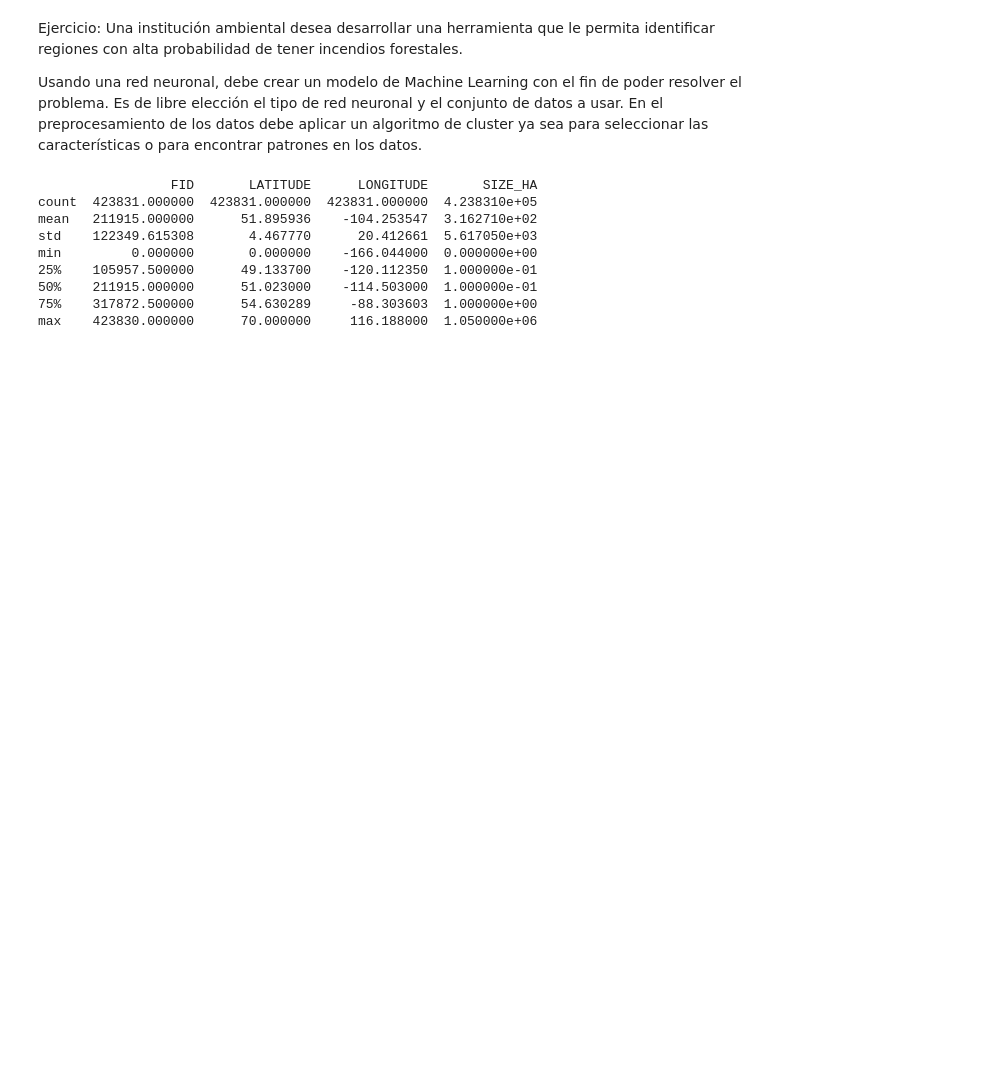
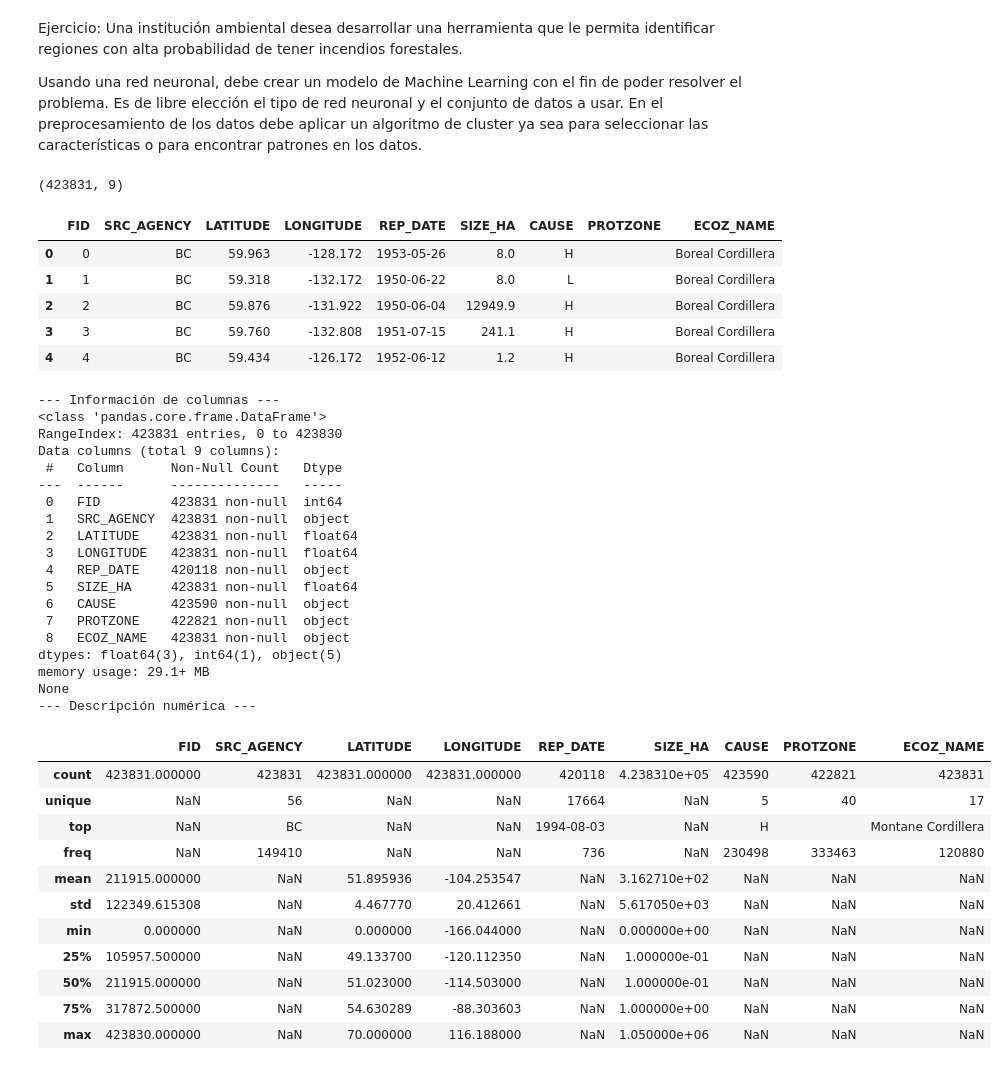
Before and after one commit to DIEGO-ALI/Taller-02-BIGDATA, a Jupyter notebook: Work.ipynb, the cells around one changed output. Saved outputs shown, nothing was run; the diff lists cells and outputs as text; code cells hidden in the pictures; blank space fills up the shorter version.

```diff
--- a/Work.ipynb
+++ b/Work.ipynb
@@ -4,23 +4,19 @@ Una institución ambiental desea desarrollar una herramienta que le permita iden
 
 Usando una red neuronal, debe crear un modelo de Machine Learning con el fin de poder resolver el problema. Es de libre elección el tipo de red neuronal y el conjunto de datos a usar. En el preprocesamiento de los datos debe aplicar un algoritmo de cluster ya sea para seleccionar las características o para encontrar patrones en los datos.
 # %%
-##Se importan las librerias a utilizar
+# Librerías básicas
 import pandas as pd
+import numpy as np
 import matplotlib.pyplot as plt
+import seaborn as sns
+from sklearn.cluster import KMeans
+from sklearn.model_selection import train_test_split
+from sklearn.preprocessing import StandardScaler
+from sklearn.metrics import accuracy_score, classification_report, confusion_matrix, roc_auc_score
+from sklearn.pipeline import Pipeline
 
-## Cargamos el dataset
+# Cargamos el dataset
 df = pd.read_csv('CANADA_WILDFIRES.csv')
+df.shape
+# %% [output]
+(423831, 9)
-# %%
-##Información general de las columnas
-
-print(df.describe())
-# %% [output]
-                 FID       LATITUDE      LONGITUDE       SIZE_HA
-count  423831.000000  423831.000000  423831.000000  4.238310e+05
-mean   211915.000000      51.895936    -104.253547  3.162710e+02
-std    122349.615308       4.467770      20.412661  5.617050e+03
-min         0.000000       0.000000    -166.044000  0.000000e+00
-25%    105957.500000      49.133700    -120.112350  1.000000e-01
-50%    211915.000000      51.023000    -114.503000  1.000000e-01
-75%    317872.500000      54.630289     -88.303603  1.000000e+00
-max    423830.000000      70.000000     116.188000  1.050000e+06
@@ -36,0 +23,45 @@ plt.show()
+# %%
+# Vistazo inicial: primeras filas, tipos y valores faltantes
+display(df.head())
+print('--- Información de columnas ---')
+print(df.info())
+print('--- Descripción numérica ---')
+display(df.describe(include='all'))
+# %% [output]
+|  | FID | SRC_AGENCY | LATITUDE | LONGITUDE | REP_DATE | SIZE_HA | CAUSE | PROTZONE | ECOZ_NAME |
+| 0 | 0 | BC | 59.963 | -128.172 | 1953-05-26 | 8.0 | H |  | Boreal Cordillera |
+| 1 | 1 | BC | 59.318 | -132.172 | 1950-06-22 | 8.0 | L |  | Boreal Cordillera |
+| 2 | 2 | BC | 59.876 | -131.922 | 1950-06-04 | 12949.9 | H |  | Boreal Cordillera |
+| 3 | 3 | BC | 59.760 | -132.808 | 1951-07-15 | 241.1 | H |  | Boreal Cordillera |
+| 4 | 4 | BC | 59.434 | -126.172 | 1952-06-12 | 1.2 | H |  | Boreal Cordillera |
+--- Información de columnas ---
+<class 'pandas.core.frame.DataFrame'>
+RangeIndex: 423831 entries, 0 to 423830
+Data columns (total 9 columns):
+ #   Column      Non-Null Count   Dtype
+---  ------      --------------   -----
+ 0   FID         423831 non-null  int64
+ 1   SRC_AGENCY  423831 non-null  object
+ 2   LATITUDE    423831 non-null  float64
+ 3   LONGITUDE   423831 non-null  float64
+ 4   REP_DATE    420118 non-null  object
+ 5   SIZE_HA     423831 non-null  float64
+ 6   CAUSE       423590 non-null  object
+ 7   PROTZONE    422821 non-null  object
+ 8   ECOZ_NAME   423831 non-null  object
+dtypes: float64(3), int64(1), object(5)
+memory usage: 29.1+ MB
+None
+--- Descripción numérica ---
+|  | FID | SRC_AGENCY | LATITUDE | LONGITUDE | REP_DATE | SIZE_HA | CAUSE | PROTZONE | ECOZ_NAME |
+| count | 423831.000000 | 423831 | 423831.000000 | 423831.000000 | 420118 | 4.238310e+05 | 423590 | 422821 | 423831 |
+| unique | NaN | 56 | NaN | NaN | 17664 | NaN | 5 | 40 | 17 |
+| top | NaN | BC | NaN | NaN | 1994-08-03 | NaN | H |  | Montane Cordillera |
+| freq | NaN | 149410 | NaN | NaN | 736 | NaN | 230498 | 333463 | 120880 |
+| mean | 211915.000000 | NaN | 51.895936 | -104.253547 | NaN | 3.162710e+02 | NaN | NaN | NaN |
+| std | 122349.615308 | NaN | 4.467770 | 20.412661 | NaN | 5.617050e+03 | NaN | NaN | NaN |
+| min | 0.000000 | NaN | 0.000000 | -166.044000 | NaN | 0.000000e+00 | NaN | NaN | NaN |
+| 25% | 105957.500000 | NaN | 49.133700 | -120.112350 | NaN | 1.000000e-01 | NaN | NaN | NaN |
+| 50% | 211915.000000 | NaN | 51.023000 | -114.503000 | NaN | 1.000000e-01 | NaN | NaN | NaN |
+| 75% | 317872.500000 | NaN | 54.630289 | -88.303603 | NaN | 1.000000e+00 | NaN | NaN | NaN |
+| max | 423830.000000 | NaN | 70.000000 | 116.188000 | NaN | 1.050000e+06 | NaN | NaN | NaN |
```
Also changed, not shown: parts of 16 cells of this notebook.
